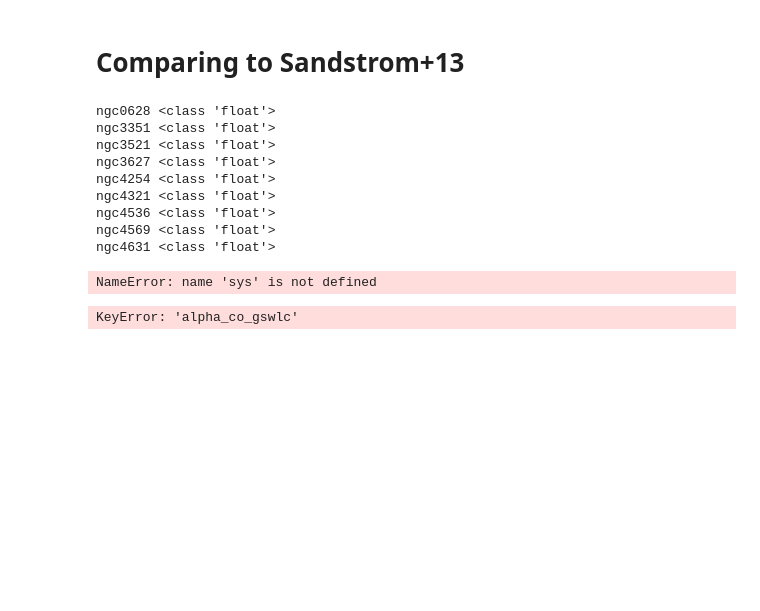
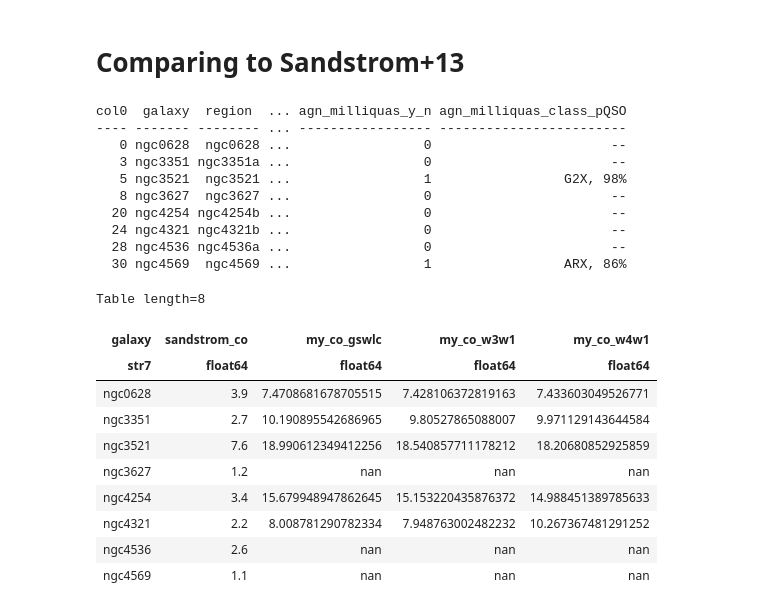
Before and after one commit to annadignan/co_to_h2, a Jupyter notebook: examples_co_to_h2.ipynb, the cells around one changed output. Drawn from its saved outputs; the diff is of its cells as text; code cells hidden in the pictures; blank space fills up the shorter version.

Commit message:
Final touches
Rerunning multiple galaxies with corrected paths (regridded moment zero maps)

```diff
--- a/examples_co_to_h2.ipynb
+++ b/examples_co_to_h2.ipynb
@@ -128,6 +157,9 @@ wise_path='/Users/adignan/research/phangs/wise_all/'
 # read in regions
 regions=Table.read('/Users/adignan/research/phangs/astr5470_input.csv')
 regions_filt=regions[regions['sfrs_status']=='no'] # filter out ones with no ALMA data
+
+sources=['ngc0628','ngc3351','ngc3521','ngc3627','ngc4254','ngc4321','ngc4536','ngc4569'] # filter out ones without regridded files
+regions_filt=regions[np.isin(regions['galaxy'], sources)]
 
 # make main table for regions, parameters, and paths
 merged_inner=join(left=regions_filt,right=props_filt, keys_left='galaxy',keys_right='name')
@@ -296,69 +370,66 @@ Set OBSGEO-H to     2115.607 from OBSGEO-[XYZ]'. [astropy.wcs.wcs]
 # Comparing to Sandstrom+13
 # %%
 # values taken from Table 4 from CO J=2-1 HERACLES LP
-mean_co={'ngc0628': [3.9],
-         'ngc3351': [2.7],
-         'ngc3521': [7.6],
-         'ngc3627': [1.2],
-         'ngc4254': [3.4],
-         'ngc4321': [2.2],
-         'ngc4536': [2.6],
-         'ngc4569': [1.1],
-         'ngc4631': [10.8]}
+mean_co=Table()
+
+mean_co['galaxy']=['ngc0628','ngc3351','ngc3521','ngc3627','ngc4254','ngc4321','ngc4536','ngc4569']
+mean_co['sandstrom_co']=[3.9, 2.7, 7.6, 1.2, 3.4, 2.2, 2.6, 1.1]
-# %%
-for key, val in mean_co.items():
-    print(key, type(val))
-# %% [output]
-ngc0628 <class 'float'>
-ngc3351 <class 'float'>
-ngc3521 <class 'float'>
-ngc3627 <class 'float'>
-ngc4254 <class 'float'>
-ngc4321 <class 'float'>
-ngc4536 <class 'float'>
-ngc4569 <class 'float'>
-ngc4631 <class 'float'>
 # %%
 # set up path to all WISE files
 wise_path='/Users/adignan/research/phangs/wise_all/'
 
 # read in regions
 regions=Table.read('/Users/adignan/research/phangs/astr5470_input.csv')
 
 sources=['ngc0628','ngc3351','ngc3521','ngc3627','ngc4254','ngc4321','ngc4536','ngc4569','ngc4631']
 
 # make main table for regions, parameters, and paths
 merged_inner=join(left=regions_filt,right=props_filt, keys_left='galaxy',keys_right='name')
 
 merged_filt = merged_inner[np.isin(merged_inner['galaxy'], sources)]# filter out ones with no ALMA data
 
 merged_u = unique(merged_filt, 'galaxy')
 
+print(merged_u)
+
 means_gswlc=[]
 means_w3w1=[]
 means_w4w1=[]
 
 for row in merged_u:
 
     # write results to a csv file
     tab=Table.read(f'/Users/adignan/research/phangs/m_mol/{row['galaxy']}_m_mol.csv', format='ascii.csv')
 
-    lit_val = mean_co[row['galaxy']][0]
+    means_gswlc.append(np.nanmean(tab['alpha_co_gswlc']))
+    means_w3w1.append(np.nanmean(tab['alpha_co_w3w1']))
+    means_w4w1.append(np.nanmean(tab['alpha_co_w4w1']))
 
-    mean_co[row['galaxy']] = [
-        lit_val,
-        np.nanmean(tab['alpha_co_gswlc']),
-        np.nanmean(tab['alpha_co_w3w1']),
-        np.nanmean(tab['alpha_co_w4w1'])
-    ]
-for key, val in mean_co.items():
+gswlc = Column(means_gswlc, name='my_co_gswlc')
+w3w1 = Column(means_w3w1, name='my_co_w3w1')
+w4w1 = Column(means_w4w1, name='my_co_w4w1')
 
-    print(f'diff for {key} // GSWLC: {np.abs(val[1]-val[0])}')
-    print(f'diff for {key} // W3/W1: {np.abs(val[2]-val[0])}')
-    print(f'diff for {key} // W4/W1: {np.abs(val[3]-val[0])}')
+mean_co.add_columns([gswlc, w3w1, w4w1])
+mean_co
 # %% [output]
-NameError: name 'sys' is not defined
+col0  galaxy  region  ... agn_milliquas_y_n agn_milliquas_class_pQSO
+---- ------- -------- ... ----------------- ------------------------
+   0 ngc0628  ngc0628 ...                 0                       --
+   3 ngc3351 ngc3351a ...                 0                       --
+   5 ngc3521  ngc3521 ...                 1                 G2X, 98%
+   8 ngc3627  ngc3627 ...                 0                       --
+  20 ngc4254 ngc4254b ...                 0                       --
+  24 ngc4321 ngc4321b ...                 0                       --
+  28 ngc4536 ngc4536a ...                 0                       --
+  30 ngc4569  ngc4569 ...                 1                 ARX, 86%
+Table length=8
+| galaxy | sandstrom_co | my_co_gswlc | my_co_w3w1 | my_co_w4w1 |
+| str7 | float64 | float64 | float64 | float64 |
+| ngc0628 | 3.9 | 7.4708681678705515 | 7.428106372819163 | 7.433603049526771 |
+| ngc3351 | 2.7 | 10.190895542686965 | 9.80527865088007 | 9.971129143644584 |
+| ngc3521 | 7.6 | 18.990612349412256 | 18.540857711178212 | 18.20680852925859 |
+| ngc3627 | 1.2 | nan | nan | nan |
+| ngc4254 | 3.4 | 15.679948947862645 | 15.153220435876372 | 14.988451389785633 |
+| ngc4321 | 2.2 | 8.008781290782334 | 7.948763002482232 | 10.267367481291252 |
+| ngc4536 | 2.6 | nan | nan | nan |
+| ngc4569 | 1.1 | nan | nan | nan |
-# %%
-merged_filt['alpha_co_gswlc']
-# %% [output]
-KeyError: 'alpha_co_gswlc'
```
Also changed, not shown: parts of 5 cells of this notebook.
